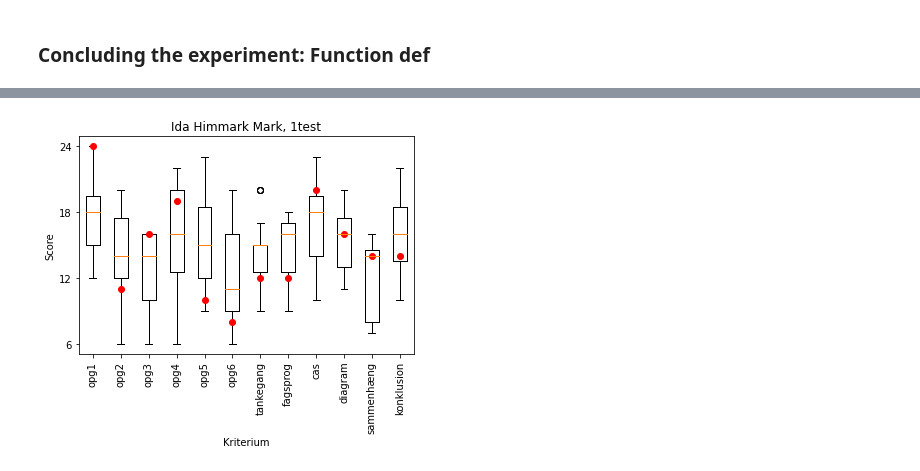
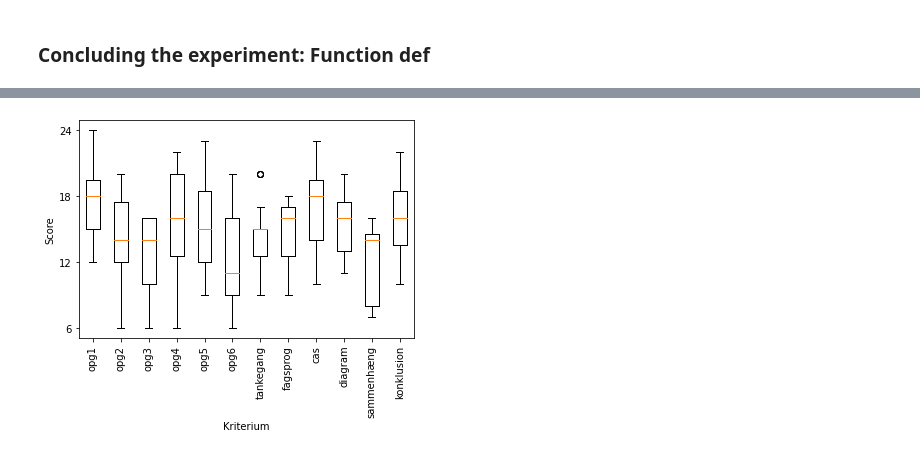
Before and after one commit to engelsmann/boxplot, a Jupyter notebook: boxplot/plot.ipynb, the cells around one changed output, grey strips where cells are left out. Saved outputs shown, nothing was run; the diff lists cells and outputs as text; code cells hidden in the pictures.

```diff
--- a/boxplot/plot.ipynb
+++ b/boxplot/plot.ipynb
@@ -231,0 +289,3 @@ Name: Jørgen Trængstrup, dtype: int64
+# %%
+selected_class = Klasse.objects.get(navn='1test')
+(selected_class, selected_class.id)
@@ -231,0 +320,16 @@ Name: Jørgen Trængstrup, dtype: int64
+# %%
+aflev = Aflevering.objects.filter(
+    titel__icontains = 'covid'
+).filter(
+    klasse = selected_class.id
+)
+#print('Antal:', len(aflev))
+if len(aflev) == 1:
+    ass = AssesmentScore.objects.filter( aflevering = aflev[0].id )
+    elev_liste = [elev.id for elev in ass]
+    roster = Elev.objects.filter( pk__in=elev_liste)
+else:
+    print(len(aflev), "afleveringer lever op til kravet. Det er en fejl")
+    exit
+#print(ass)
+print(len(ass))
@@ -234,62 +349,66 @@ Name: Jørgen Trængstrup, dtype: int64
 # %%
-#%%timeit -n3
-#klasse_navn='1test'
-#elev_navn='Jørgen Trængstrup'
-from matplotlib import pyplot as plt
-import pandas as pd
-def box_backdrop(klasse_navn='1test'):
+#%%timeit
+#%matplotlib inline
+def box_backdrop(klasse_navn, aflevering):
     """
     Creates a pyplot figure of 12 box-and-whiskers plots
     with the Klasse >< Aflevering relation AssesmentScore.
 
-    Performance: Django model data gathered, boxplot compiled in three quarters of a second.
-    %%timeit -n3 gives:
-    760 ms ± 14.8 ms per loop (mean ± std. dev. of 7 runs, 3 loops each)
-    Consider cache
+    Performance: Django model data gathered, boxplot compiled in half a second.
+    %%timeit gives:
+    449 ms ± 26.2 ms per loop (mean ± std. dev. of 7 runs, 1 loop each)
+
+    Earlier profilings:
+    779 ms ± 70.5 ms per loop (mean ± std. dev. of 7 runs, 3 loops each)
+    - Consider cache
+    And: 239 ms ± 3.83 ms per loop (mean ± std. dev. of 7 runs, 3 loops each)
+         Compiler time: 0.22 s
 
     Parameters
     klasse_navn
-    aflevering (TODO: Implement)
+    aflevering (TODO: Implement filtering for submitted Assignment)
 
     Returns the pandas DataFrame of individual students used
     (Model field fulde_navn as index).
-    This df can be used to overlay the generated plot with a point plot
+    This DF can be used to overlay the generated plot with a point plot
     of each individual student.
     Suggestion: Store/cache "backdrop" plot and DF after first function call.
     Retrieve each time a feedback overlay of individual Student's performance
     needs to be plotted.
     """
-    from boxplot.models import AssesmentScore, Elev, Klasse
-    roster = Elev.objects.filter( klasse = Klasse.objects.get(navn='1test'))
+    roster = Elev.objects.filter( klasse = Klasse.objects.get(navn=klasse_navn))
+    # Add filter for `Aflevering`
     scores = AssesmentScore.objects.filter(elev__in=roster)
     klasse = Klasse.objects.get( navn = klasse_navn )
     elev_data = Elev.objects.filter( klasse = klasse.id )
     klasse_comprehension = [e.fulde_navn for e in elev_data]
     col_name_list = [f'opg{i}' for i in range(1,7)]
     col_name_list += [field.name for field in AssesmentScore._meta.fields][-6:]
-    df_labelled = pd.DataFrame(data=scores.values(), columns=col_name_list, index=[s.elev.fulde_navn for s in scores])
+    df_labelled = pd.DataFrame(
+        data=scores.values(),
+        columns=col_name_list,
+        index=[s.elev.fulde_navn for s in scores]
+    )
+    # Conversion avoids TypeError: cannot perform reduce with flexible type
+    klasse_data = df_labelled.to_numpy()
     # type(df.to_numpy > method > TypeError. Corrected by adding '()'
-    klasse_data = df_labelled.to_numpy()
+    boxplot = plt.figure()
     boxplot = plt.boxplot(klasse_data)
     boxplot = plt.axes
-    plt.ylabel('Score')
-    plt.xlabel('Kriterium')
-    plt.boxplot(klasse_data)
+    boxplot = plt.ylabel('Score')
+    boxplot = plt.xlabel('Kriterium')
+    boxplot = plt.boxplot(klasse_data)
     #print(df_labelled.columns.values)
-    plt.xticks(range(1,1+df_labelled.shape[1]), df_labelled.columns.values, rotation='vertical')
-    plt.yticks([6*i for i in range(1,5)])
+    boxplot = plt.xticks(
+        range(1,1+df_labelled.shape[1]),
+        df_labelled.columns.values,
+        rotation='vertical'
+    )
+    boxplot = plt.yticks([6*i for i in range(1,5)])
     return df_labelled
-elev_navn='Ida Himmark Mark'
-klasse_navn='1test'
-#elev_navn='Emma Oue'
-#elev_navn='Helle Byskov'
-klasse_scores = box_backdrop()
-plt.title(elev_navn+', '+klasse_navn)
-# Elev needs reindexing to align on horizontal axis
-elev_score = klasse_scores.loc[elev_navn].to_numpy()
-print('elev_score:', elev_score.shape)
-# Plot circled dots, 'o' in color RED, 'r'
-plt.plot(range(1,1+klasse_scores.shape[1]), elev_score, 'or')
-plt.show()
-#del(plt)
+df = box_backdrop('1test','covid')
+import pickle
+pickle.dump( plt.gcf(), open( "current_plot.p", "wb" ) )
+pickle.dump( df, open( f"boxplot_klasse{klasse_navn}.p", "wb" ) )
+plt.close()
 # %% [output]
@@ -297 +416 @@ elev_score: (12,)
-[figure, old version]
+[figure, new version]
```
Also changed, not shown: parts of 21 cells of this notebook, 6 other files.
